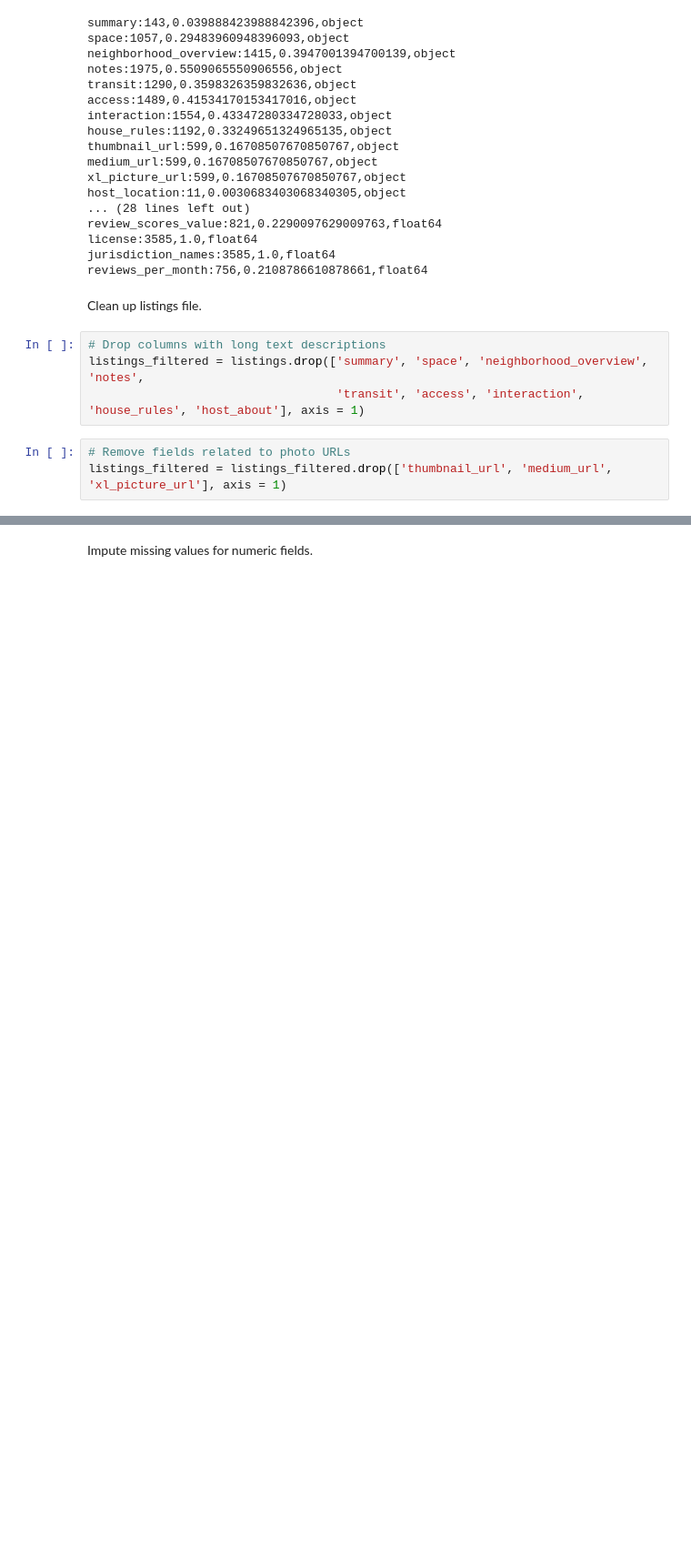
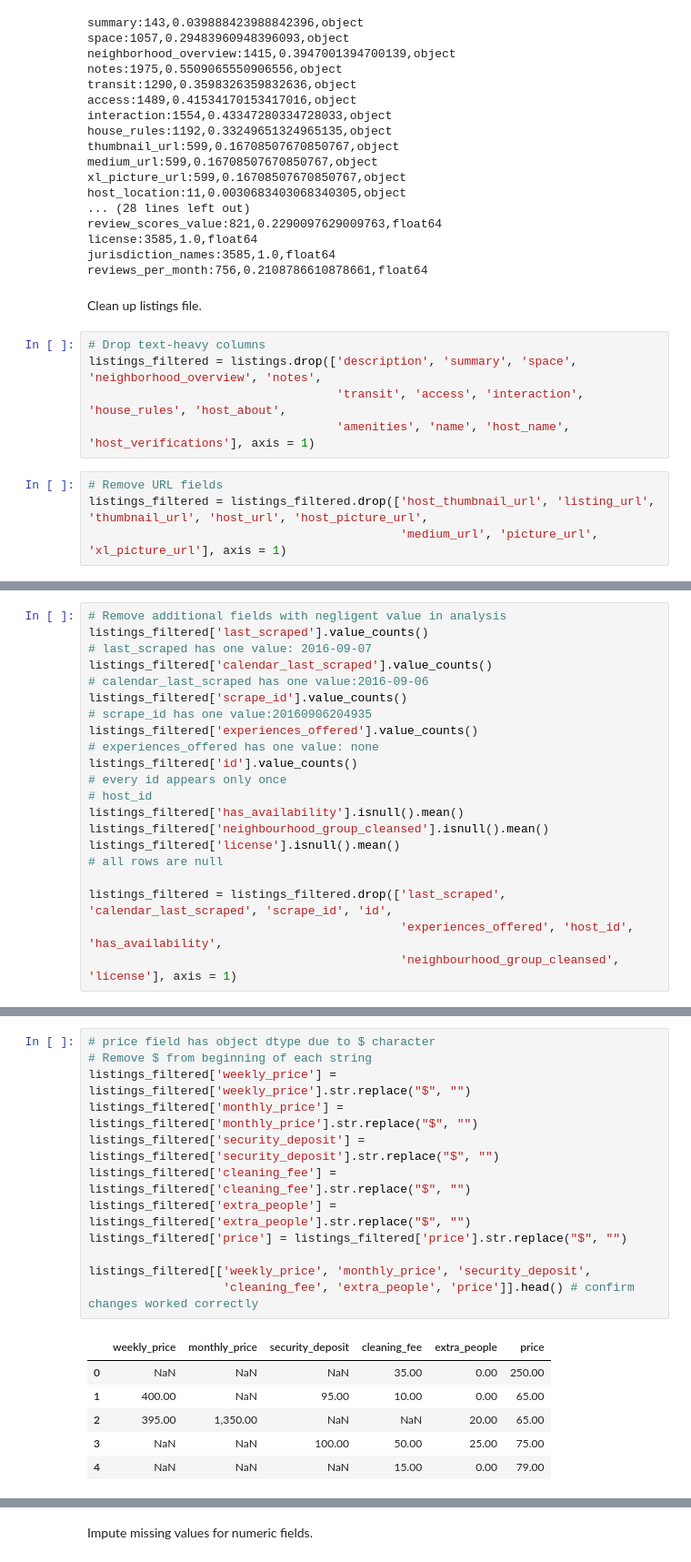
Before and after one commit to ewood242/Project_1_Data-Science-Blog, a Jupyter notebook: Project_1_Writing a Data Scientist Blog Post.ipynb, the cells around one changed output, grey strips where cells are left out. Shown at 91% size. Drawn from its saved outputs; the diff is of its cells as text; blank space fills up the shorter version.

Commit message:
Filtered and cleaned listings fields

```diff
--- a/Project_1_Writing a Data Scientist Blog Post.ipynb
+++ b/Project_1_Writing a Data Scientist Blog Post.ipynb
@@ -321,9 +321,11 @@ reviews_per_month:756,0.2108786610878661,float64
 # %% [markdown]
 Clean up listings file.
 # %%
-# Drop columns with long text descriptions
-listings_filtered = listings.drop(['summary', 'space', 'neighborhood_overview', 'notes',
-                                   'transit', 'access', 'interaction', 'house_rules', 'host_about'], axis = 1)
+# Drop text-heavy columns
+listings_filtered = listings.drop(['description', 'summary', 'space', 'neighborhood_overview', 'notes',
+                                   'transit', 'access', 'interaction', 'house_rules', 'host_about',
+                                   'amenities', 'name', 'host_name', 'host_verifications'], axis = 1)
 # %%
-# Remove fields related to photo URLs
-listings_filtered = listings_filtered.drop(['thumbnail_url', 'medium_url', 'xl_picture_url'], axis = 1)
+# Remove URL fields
+listings_filtered = listings_filtered.drop(['host_thumbnail_url', 'listing_url', 'thumbnail_url', 'host_url', 'host_picture_url',
+                                            'medium_url', 'picture_url', 'xl_picture_url'], axis = 1)
@@ -336,0 +349,21 @@ for column in listings_filtered:
+# %%
+# Remove additional fields with negligent value in analysis
+listings_filtered['last_scraped'].value_counts()
+# last_scraped has one value: 2016-09-07
+listings_filtered['calendar_last_scraped'].value_counts()
+# calendar_last_scraped has one value:2016-09-06
+listings_filtered['scrape_id'].value_counts()
+# scrape_id has one value:20160906204935
+listings_filtered['experiences_offered'].value_counts()
+# experiences_offered has one value: none
+listings_filtered['id'].value_counts()
+# every id appears only once
+# host_id
+listings_filtered['has_availability'].isnull().mean()
+listings_filtered['neighbourhood_group_cleansed'].isnull().mean()
+listings_filtered['license'].isnull().mean()
+# all rows are null
+
+listings_filtered = listings_filtered.drop(['last_scraped', 'calendar_last_scraped', 'scrape_id', 'id',
+                                            'experiences_offered', 'host_id', 'has_availability',
+                                            'neighbourhood_group_cleansed', 'license'], axis = 1)
@@ -336,0 +402,19 @@ for column in listings_filtered:
+# %%
+# price field has object dtype due to $ character
+# Remove $ from beginning of each string
+listings_filtered['weekly_price'] = listings_filtered['weekly_price'].str.replace("$", "")
+listings_filtered['monthly_price'] = listings_filtered['monthly_price'].str.replace("$", "")
+listings_filtered['security_deposit'] = listings_filtered['security_deposit'].str.replace("$", "")
+listings_filtered['cleaning_fee'] = listings_filtered['cleaning_fee'].str.replace("$", "")
+listings_filtered['extra_people'] = listings_filtered['extra_people'].str.replace("$", "")
+listings_filtered['price'] = listings_filtered['price'].str.replace("$", "")
+
+listings_filtered[['weekly_price', 'monthly_price', 'security_deposit',
+                   'cleaning_fee', 'extra_people', 'price']].head() # confirm changes worked correctly
+# %% [output]
+|  | weekly_price | monthly_price | security_deposit | cleaning_fee | extra_people | price |
+| 0 | NaN | NaN | NaN | 35.00 | 0.00 | 250.00 |
+| 1 | 400.00 | NaN | 95.00 | 10.00 | 0.00 | 65.00 |
+| 2 | 395.00 | 1,350.00 | NaN | NaN | 20.00 | 65.00 |
+| 3 | NaN | NaN | 100.00 | 50.00 | 25.00 | 75.00 |
+| 4 | NaN | NaN | NaN | 15.00 | 0.00 | 79.00 |
```
Also changed, not shown: parts of 19 cells of this notebook.
